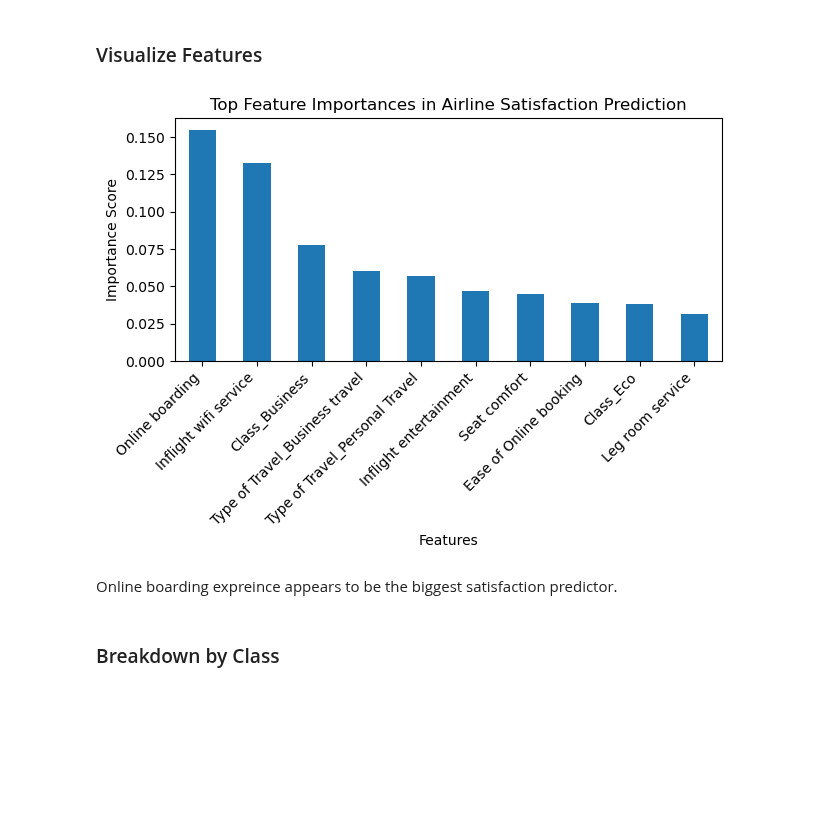
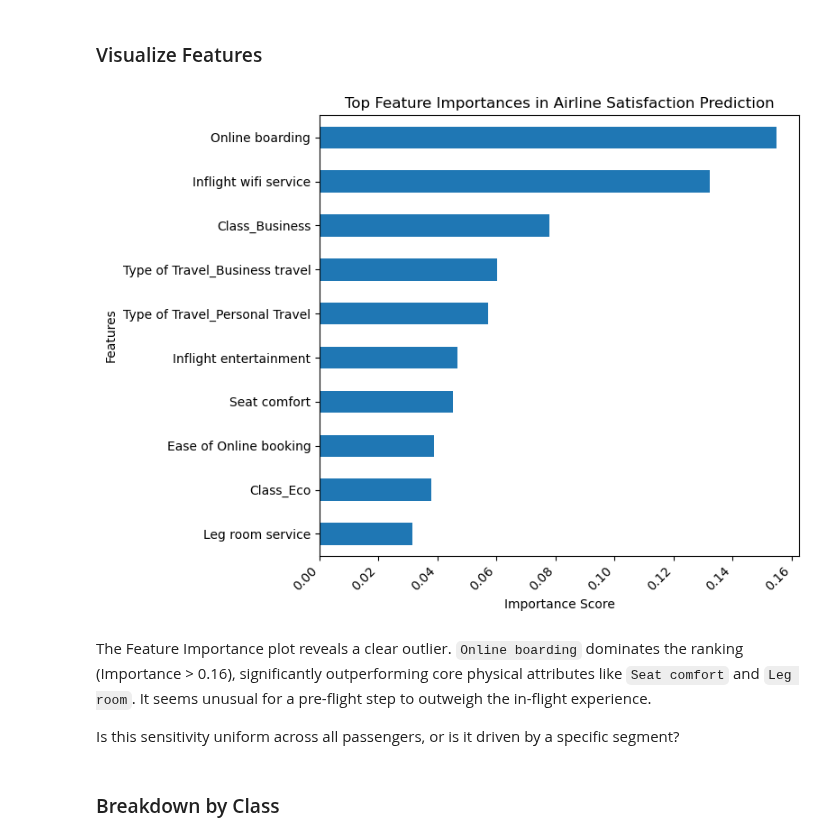
Before and after one commit to T-Godwins/airline-project, a Jupyter notebook: technical_analysis/02_baseline_model_discovery.ipynb, the cells around one changed output. Saved outputs shown, nothing was run; the diff lists cells and outputs as text; code cells hidden in the pictures; blank space fills up the shorter version.

```diff
--- a/technical_analysis/02_baseline_model_discovery.ipynb
+++ b/technical_analysis/02_baseline_model_discovery.ipynb
@@ -88,24 +89,27 @@ weighted avg       0.97      0.97      0.97     25893
 # %%
 importances = model.feature_importances_
 indices = np.argsort(importances)[::-1]
 
 feature_names = X_train.columns
 n = min(10, len(importances))
 
 forest_importances = pd.Series(importances, index=feature_names)
 forest_importances = forest_importances.sort_values(ascending=False)
 
-fig, ax = plt.subplots()
-forest_importances[:n].plot.bar(range(n),importances[indices][:n],ax=ax)
+fig, ax = plt.subplots(figsize=(8, 6))
+forest_importances.head(n).plot.barh(ax=ax)
 ax.set_title('Top Feature Importances in Airline Satisfaction Prediction')
-ax.set_xlabel('Features')
-ax.set_ylabel('Importance Score')
+ax.set_ylabel('Features')
+ax.set_xlabel('Importance Score')
+ax.invert_yaxis()
 plt.xticks(rotation=45, ha='right')
 fig.tight_layout()
 # %% [output]
-[figure, old version]
+[figure, new version]
 # %% [markdown]
-Online boarding expreince appears to be the biggest satisfaction predictor.
+The Feature Importance plot reveals a clear outlier. `Online boarding` dominates the ranking (Importance > 0.16), significantly outperforming core physical attributes like `Seat comfort` and `Leg room`. It seems unusual for a pre-flight step to outweigh the in-flight experience.
+
+Is this sensitivity uniform across all passengers, or is it driven by a specific segment?
 # %% [markdown]
 ### Breakdown by Class
 # %%
```
Also changed, not shown: parts of 2 cells of this notebook, 2 other files.
